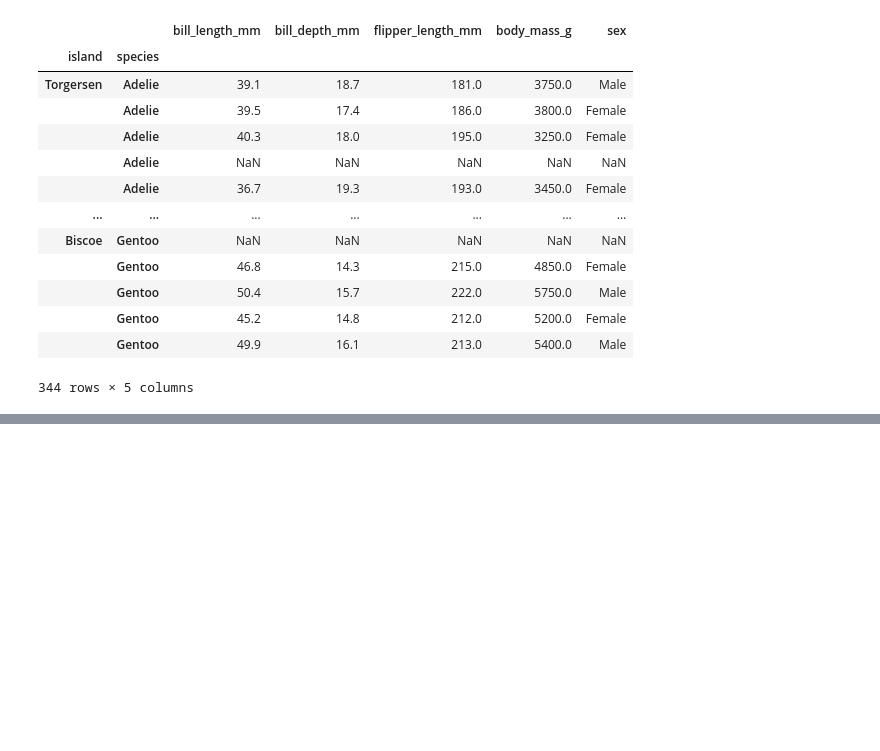
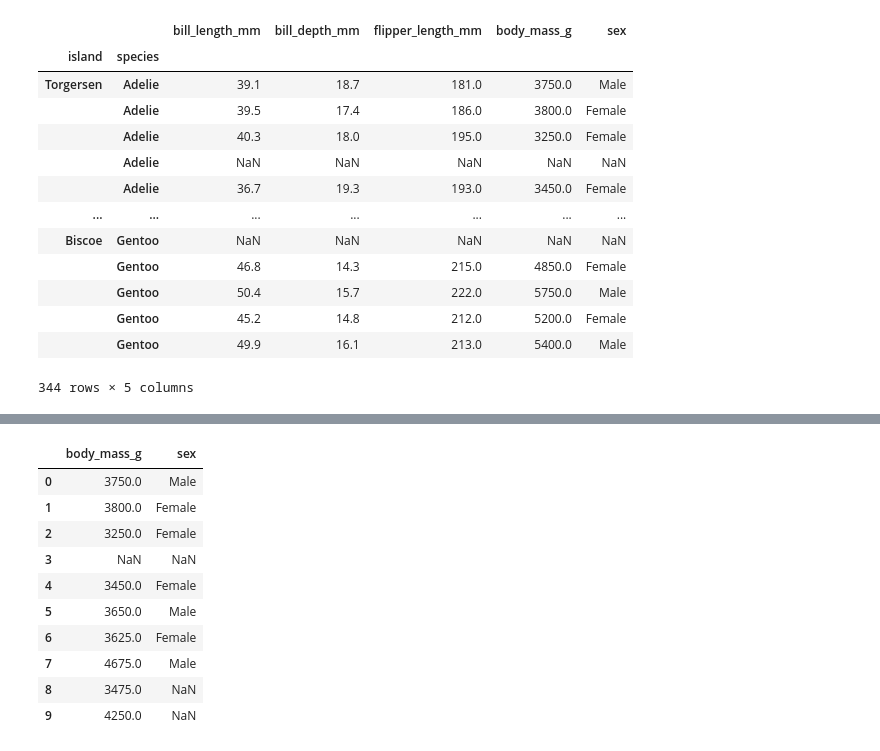
Before and after one commit to r-leyshon/py-pandas, a Jupyter notebook: data-manipulation/03-df-indexing.ipynb, the cells around one changed output, grey strips where cells are left out. Drawn from its saved outputs; the diff is of its cells as text; code cells hidden in the pictures; blank space fills up the shorter version.

```diff
--- a/data-manipulation/03-df-indexing.ipynb
+++ b/data-manipulation/03-df-indexing.ipynb
@@ -151,0 +192,15 @@ peng_multi.sort_index(level=["island", "species"], ascending=[False, True])
+# %%
+# To subset without an index, use iloc for index slicing
+penguins.iloc[:10, 5:]
+# %% [output]
+|  | body_mass_g | sex |
+| 0 | 3750.0 | Male |
+| 1 | 3800.0 | Female |
+| 2 | 3250.0 | Female |
+| 3 | NaN | NaN |
+| 4 | 3450.0 | Female |
+| 5 | 3650.0 | Male |
+| 6 | 3625.0 | Female |
+| 7 | 4675.0 | Male |
+| 8 | 3475.0 | NaN |
+| 9 | 4250.0 | NaN |
```
Also changed, not shown: parts of 3 cells of this notebook.
